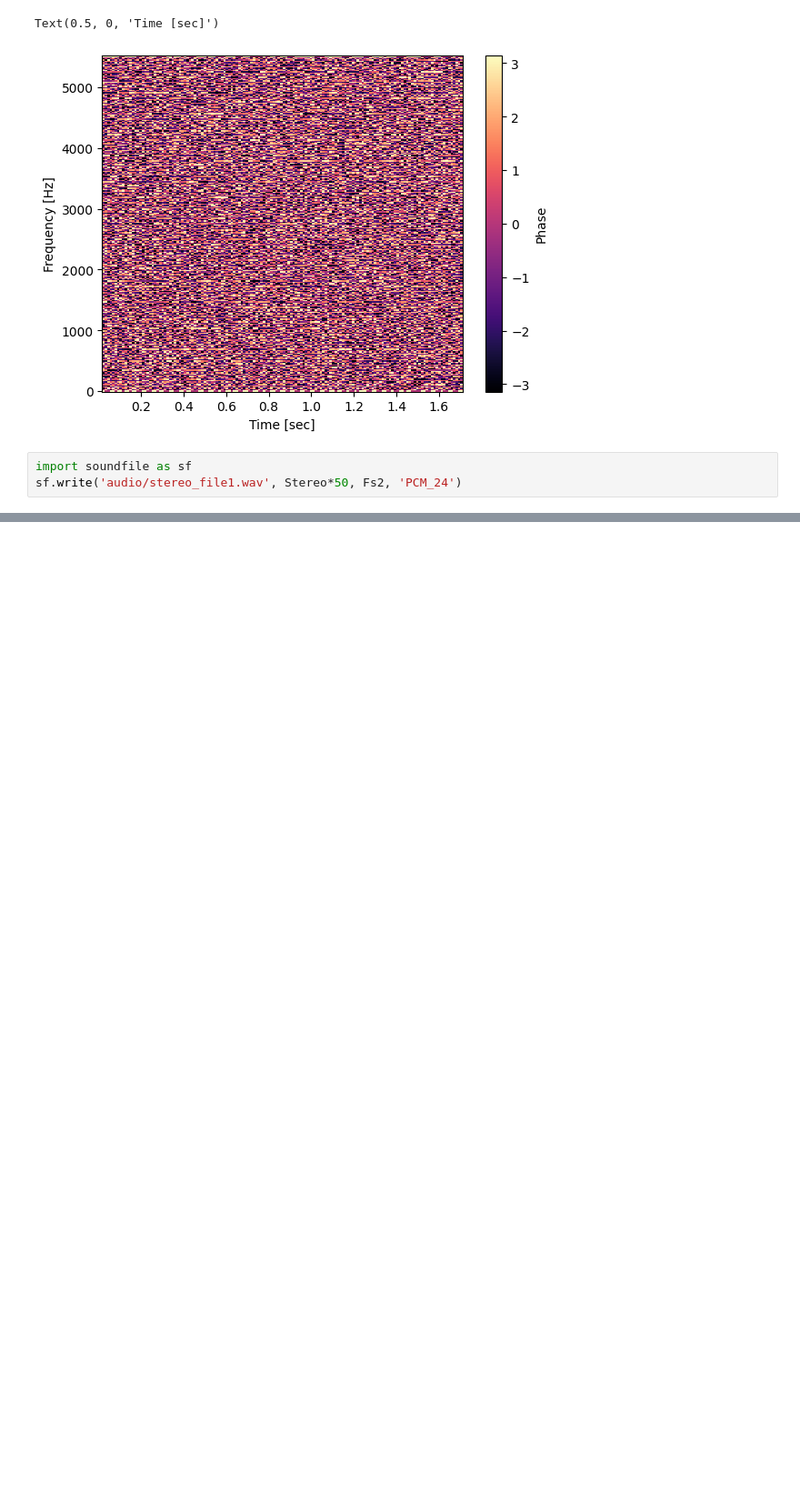
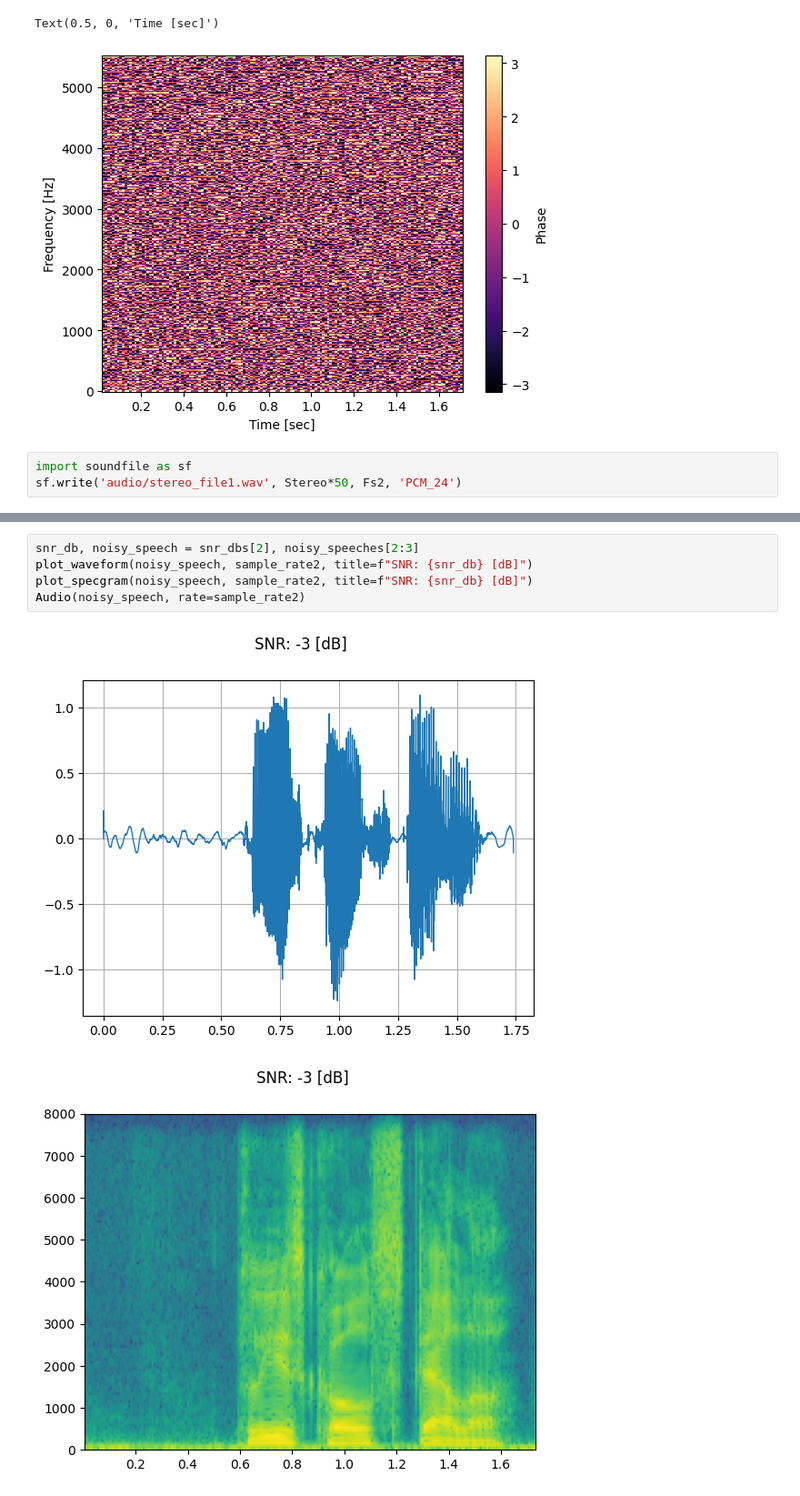
Before and after one commit to echa548/Speech-enhancement-through-a-CNN-driven-codebook-GAN, a Jupyter notebook: Model/Convert audio to spectrogram/convert.ipynb, the cells around one changed output, grey strips where cells are left out. Shown at 91% size. Drawn from its saved outputs; the diff is of its cells as text; blank space fills up the shorter version.

```diff
--- a/Model/Convert audio to spectrogram/convert.ipynb
+++ b/Model/Convert audio to spectrogram/convert.ipynb
@@ -98,0 +200,8 @@ ipd.Audio('audio/stereo_file1.wav') # load a local WAV file
+# %%
+snr_db, noisy_speech = snr_dbs[2], noisy_speeches[2:3]
+plot_waveform(noisy_speech, sample_rate2, title=f"SNR: {snr_db} [dB]")
+plot_specgram(noisy_speech, sample_rate2, title=f"SNR: {snr_db} [dB]")
+Audio(noisy_speech, rate=sample_rate2)
+# %% [output]
+[figure, added]
+[figure, added]
```
Also changed, not shown: parts of 11 cells of this notebook.
